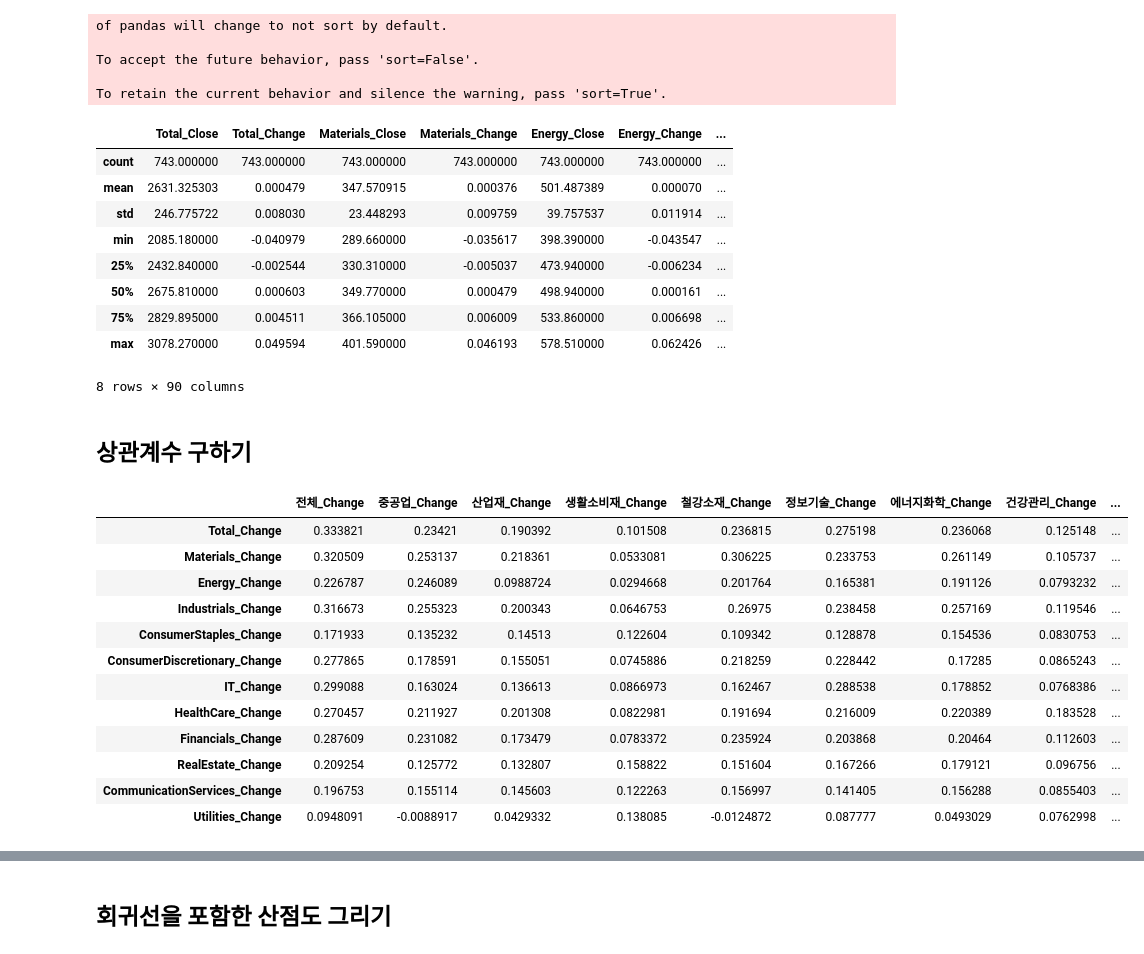
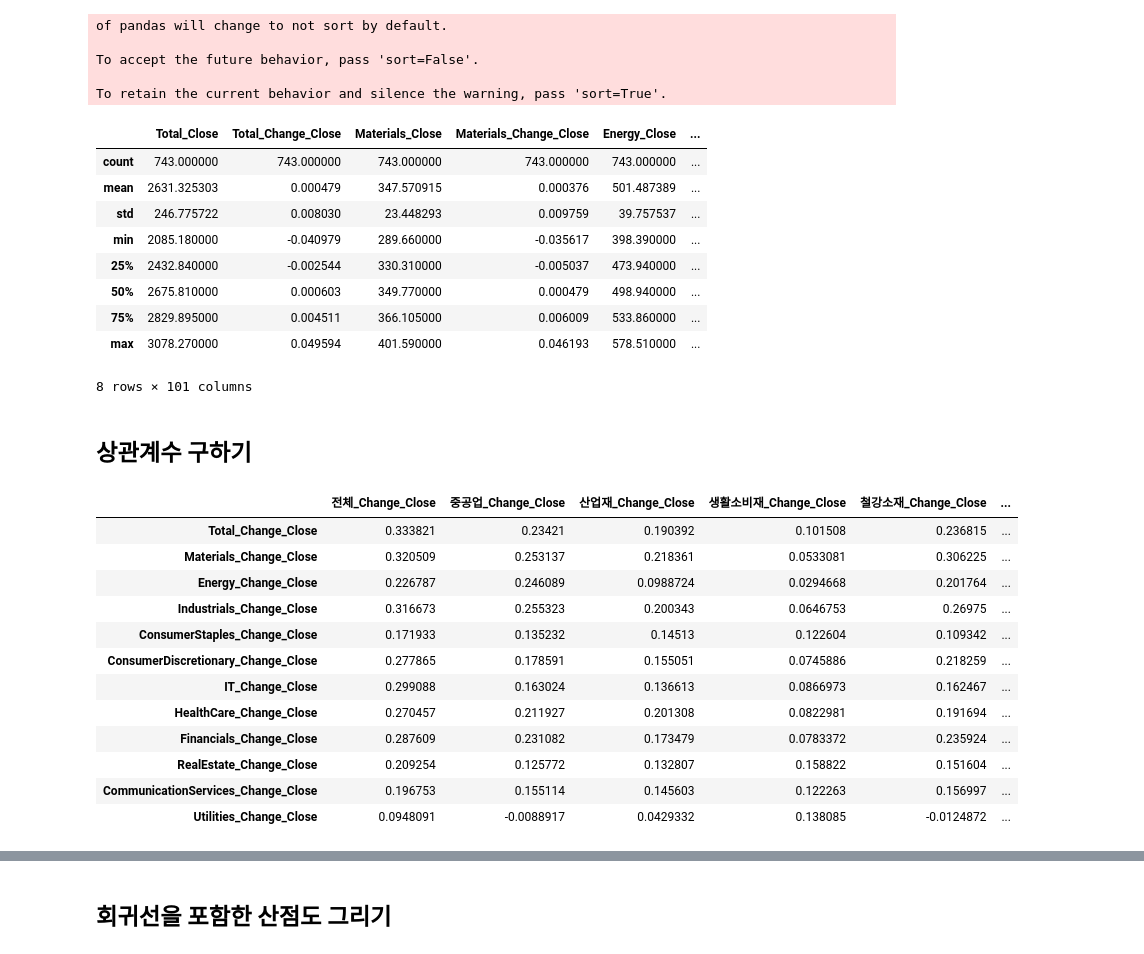
Before and after one commit to jooniis/ssf_prj1, a Jupyter notebook: stock_price_eda.ipynb, the cells around one changed output, grey strips where cells are left out. Drawn from its saved outputs; the diff is of its cells as text; code cells hidden in the pictures.

```diff
--- a/stock_price_eda.ipynb
+++ b/stock_price_eda.ipynb
@@ -54,7 +55,11 @@ for file_name, ind_name in zip(k200_files, k200_ind_names):
     df = df[df['Date'] >= '2014-01-01']
 
     df = df.sort_values('Date')
-    df['Change'] = (df['Close'] - df['Close'].shift(1)) / df['Close'].shift(1)
+
+    # 전일 종가 대비 종가 상승률
+    df['Change_Close'] = (df['Close'] - df['Close'].shift(1)) / df['Close'].shift(1)
+    # 전일 종가 대비 시가 상승률
+    df['Change_Open'] = (df['Open'] - df['Close'].shift(1)) / df['Close'].shift(1)
 
     # 컬럼명 앞에 산업명 달아주기
     df.columns = list(df.columns[0:1]) + [ind_name+'_'+col for col in df.columns[1:]]
@@ -119,7 +124,7 @@ for file_name, ind_name in zip(SNP_files, SNP_ind_names):
     df = df[df['Date'] >= '2014-01-01']
 
     df = df.sort_values('Date')
-    df['Change'] = (df['Close'] - df['Close'].shift(1)) / df['Close'].shift(1)
+    df['Change_Close'] = (df['Close'] - df['Close'].shift(1)) / df['Close'].shift(1)
 
     # 컬럼명 앞에 산업명 달아주기
     df.columns = list(df.columns[0:1]) + [ind_name+'_'+col for col in df.columns[1:]]
@@ -179,32 +184,35 @@ To retain the current behavior and silence the warning, pass 'sort=True'.
 df_all = df_all.dropna()
 df_all.describe()
 # %% [output]
-|  | Total_Close | Total_Change | Materials_Close | Materials_Change | Energy_Close | Energy_Change | ... |
-| count | 743.000000 | 743.000000 | 743.000000 | 743.000000 | 743.000000 | 743.000000 | ... |
-| mean | 2631.325303 | 0.000479 | 347.570915 | 0.000376 | 501.487389 | 0.000070 | ... |
-| std | 246.775722 | 0.008030 | 23.448293 | 0.009759 | 39.757537 | 0.011914 | ... |
-| min | 2085.180000 | -0.040979 | 289.660000 | -0.035617 | 398.390000 | -0.043547 | ... |
-| 25% | 2432.840000 | -0.002544 | 330.310000 | -0.005037 | 473.940000 | -0.006234 | ... |
-| 50% | 2675.810000 | 0.000603 | 349.770000 | 0.000479 | 498.940000 | 0.000161 | ... |
-| 75% | 2829.895000 | 0.004511 | 366.105000 | 0.006009 | 533.860000 | 0.006698 | ... |
-| max | 3078.270000 | 0.049594 | 401.590000 | 0.046193 | 578.510000 | 0.062426 | ... |
+|  | Total_Close | Total_Change_Close | Materials_Close | Materials_Change_Close | Energy_Close | ... |
+| count | 743.000000 | 743.000000 | 743.000000 | 743.000000 | 743.000000 | ... |
+| mean | 2631.325303 | 0.000479 | 347.570915 | 0.000376 | 501.487389 | ... |
+| std | 246.775722 | 0.008030 | 23.448293 | 0.009759 | 39.757537 | ... |
+| min | 2085.180000 | -0.040979 | 289.660000 | -0.035617 | 398.390000 | ... |
+| 25% | 2432.840000 | -0.002544 | 330.310000 | -0.005037 | 473.940000 | ... |
+| 50% | 2675.810000 | 0.000603 | 349.770000 | 0.000479 | 498.940000 | ... |
+| 75% | 2829.895000 | 0.004511 | 366.105000 | 0.006009 | 533.860000 | ... |
+| max | 3078.270000 | 0.049594 | 401.590000 | 0.046193 | 578.510000 | ... |
-8 rows × 90 columns
+8 rows × 101 columns
 # %% [markdown]
 ## 상관계수 구하기
 # %%
-corr = df_all.corr().loc[[name+'_Change' for name in SNP_ind_names], [name+'_Change' for name in k200_ind_names]]
+# SNP500 전일 종가 상승률과 KOSPI200 당일 종가 상승률
+
+corr = df_all.corr().loc[[name+'_Change_Close' for name in SNP_ind_names],
+                         [name+'_Change_Close' for name in k200_ind_names]]
 corr.style.background_gradient(cmap='Blues')
 # %% [output]
-|  | 전체_Change | 중공업_Change | 산업재_Change | 생활소비재_Change | 철강소재_Change | 정보기술_Change | 에너지화학_Change | 건강관리_Change | ... |
-| Total_Change | 0.333821 | 0.23421 | 0.190392 | 0.101508 | 0.236815 | 0.275198 | 0.236068 | 0.125148 | ... |
-| Materials_Change | 0.320509 | 0.253137 | 0.218361 | 0.0533081 | 0.306225 | 0.233753 | 0.261149 | 0.105737 | ... |
-| Energy_Change | 0.226787 | 0.246089 | 0.0988724 | 0.0294668 | 0.201764 | 0.165381 | 0.191126 | 0.0793232 | ... |
-| Industrials_Change | 0.316673 | 0.255323 | 0.200343 | 0.0646753 | 0.26975 | 0.238458 | 0.257169 | 0.119546 | ... |
-| ConsumerStaples_Change | 0.171933 | 0.135232 | 0.14513 | 0.122604 | 0.109342 | 0.128878 | 0.154536 | 0.0830753 | ... |
-| ConsumerDiscretionary_Change | 0.277865 | 0.178591 | 0.155051 | 0.0745886 | 0.218259 | 0.228442 | 0.17285 | 0.0865243 | ... |
-| IT_Change | 0.299088 | 0.163024 | 0.136613 | 0.0866973 | 0.162467 | 0.288538 | 0.178852 | 0.0768386 | ... |
-| HealthCare_Change | 0.270457 | 0.211927 | 0.201308 | 0.0822981 | 0.191694 | 0.216009 | 0.220389 | 0.183528 | ... |
-| Financials_Change | 0.287609 | 0.231082 | 0.173479 | 0.0783372 | 0.235924 | 0.203868 | 0.20464 | 0.112603 | ... |
-| RealEstate_Change | 0.209254 | 0.125772 | 0.132807 | 0.158822 | 0.151604 | 0.167266 | 0.179121 | 0.096756 | ... |
-| CommunicationServices_Change | 0.196753 | 0.155114 | 0.145603 | 0.122263 | 0.156997 | 0.141405 | 0.156288 | 0.0855403 | ... |
-| Utilities_Change | 0.0948091 | -0.0088917 | 0.0429332 | 0.138085 | -0.0124872 | 0.087777 | 0.0493029 | 0.0762998 | ... |
+|  | 전체_Change_Close | 중공업_Change_Close | 산업재_Change_Close | 생활소비재_Change_Close | 철강소재_Change_Close | ... |
+| Total_Change_Close | 0.333821 | 0.23421 | 0.190392 | 0.101508 | 0.236815 | ... |
+| Materials_Change_Close | 0.320509 | 0.253137 | 0.218361 | 0.0533081 | 0.306225 | ... |
+| Energy_Change_Close | 0.226787 | 0.246089 | 0.0988724 | 0.0294668 | 0.201764 | ... |
+| Industrials_Change_Close | 0.316673 | 0.255323 | 0.200343 | 0.0646753 | 0.26975 | ... |
+| ConsumerStaples_Change_Close | 0.171933 | 0.135232 | 0.14513 | 0.122604 | 0.109342 | ... |
+| ConsumerDiscretionary_Change_Close | 0.277865 | 0.178591 | 0.155051 | 0.0745886 | 0.218259 | ... |
+| IT_Change_Close | 0.299088 | 0.163024 | 0.136613 | 0.0866973 | 0.162467 | ... |
+| HealthCare_Change_Close | 0.270457 | 0.211927 | 0.201308 | 0.0822981 | 0.191694 | ... |
+| Financials_Change_Close | 0.287609 | 0.231082 | 0.173479 | 0.0783372 | 0.235924 | ... |
+| RealEstate_Change_Close | 0.209254 | 0.125772 | 0.132807 | 0.158822 | 0.151604 | ... |
+| CommunicationServices_Change_Close | 0.196753 | 0.155114 | 0.145603 | 0.122263 | 0.156997 | ... |
+| Utilities_Change_Close | 0.0948091 | -0.0088917 | 0.0429332 | 0.138085 | -0.0124872 | ... |
```
Also changed, not shown: parts of 8 cells of this notebook.
